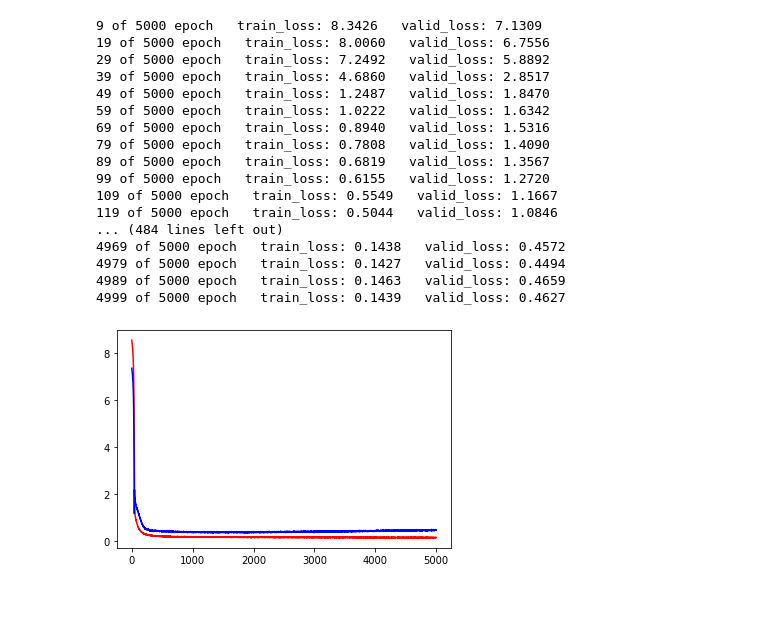
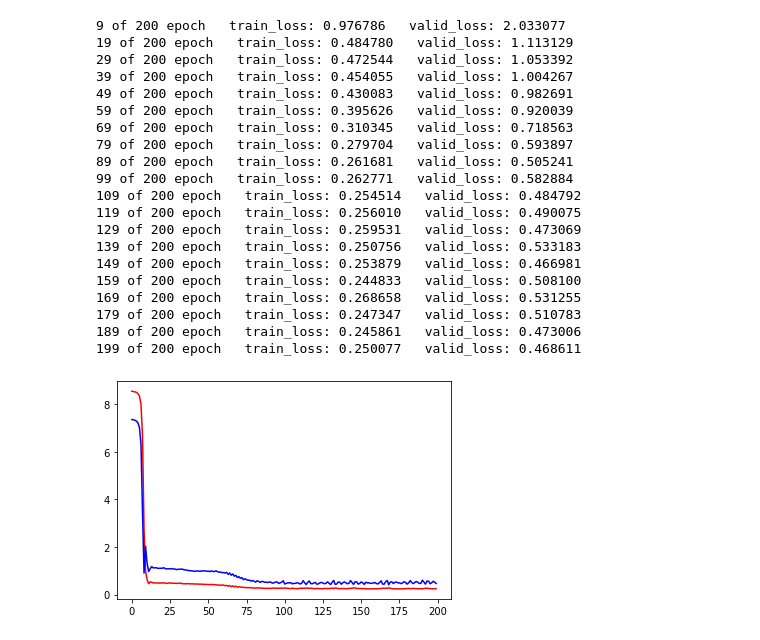
Before and after one commit to matrixleon18/SHUFE, a Jupyter notebook: jupyterlab/Model_LSTM_Attention_TV.ipynb, the cells around one changed output. Drawn from its saved outputs; the diff is of its cells as text; code cells hidden in the pictures; blank space fills up the shorter version.

```diff
--- a/jupyterlab/Model_LSTM_Attention_TV.ipynb
+++ b/jupyterlab/Model_LSTM_Attention_TV.ipynb
@@ -285,8 +289,8 @@ NUM_LAYERS = 2
 def RMSELoss(yhat,y):
     return torch.sqrt(torch.mean((yhat-y)**2))
 
-model = LSTMModel(input_size=X_DIM, hidden_layer_size=HIDDEN_SIZE, num_layers=NUM_LAYERS, output_size=1).double().to(device)
-LR = 1e-6
+model = LSTMModel(input_size=X_DIM, hidden_dim_size=HIDDEN_SIZE, num_layers=NUM_LAYERS, output_size=1).double().to(device)
+LR = 1e-5
 # loss_func = nn.MSELoss(reduction="mean")
 loss_func = RMSELoss
 optimizer = torch.optim.Adam(model.parameters(), lr=LR, weight_decay=1e-6)
@@ -294,7 +298,7 @@ scheduler = torch.optim.lr_scheduler.ExponentialLR(optimizer, gamma=1, last_epoc
 # %%
 # 训练 LSTM 模型;  ---- 这里的损失函数是计算Sequence最后一个元素的预测数据和真实数据差异
 model.train()
-epoches = 5000
+epoches = 200
 train_epoch_loss = 0
 train_epoch_loss_list = []
 valid_smallest_loss = 1
@@ -328,51 +332,54 @@ for epoch in range(epoches):
         loss.backward()
         torch.nn.utils.clip_grad_norm_(model.parameters(), max_norm=20, norm_type=2)
         optimizer.step()
         batch_loss.append(loss.cpu().data.numpy())
     # print(batch_loss)
     train_epoch_loss = np.mean(batch_loss)
 
     batch_loss = []
     valid_epoch_loss = 0
     valid_pred_value_list = []
     valid_real_value_list = []
     for step in range(valid_batch_count):
         valid_pred, hn, cn = model(valid_x[step], h0, c0)
         loss = loss_func(valid_pred[:,-1], valid_y[step][:,-1,-1])
         valid_pred_value_list.extend(list(valid_pred[:,-1].cpu().detach().flatten().numpy()))
         valid_real_value_list.extend(list(valid_y[step,:,-1,-1].cpu().detach().flatten().numpy()))
         batch_loss.append(loss.cpu().data.numpy())
     # print(batch_loss)
     valid_epoch_loss = np.mean(batch_loss)
 
     if ((epoch+1) %10) == 0:
         print("{} of {} epoch   train_loss: {:.6f}   valid_loss: {:.6f}".format(epoch, epoches, train_epoch_loss, valid_epoch_loss))
 
     valid_epoch_loss_list.append(valid_epoch_loss)
     train_epoch_loss_list.append(train_epoch_loss)
 
 plt.plot(train_epoch_loss_list, 'r-')
 plt.plot(valid_epoch_loss_list, 'b-')
 plt.show()
 # %% [output]
-9 of 5000 epoch   train_loss: 8.3426   valid_loss: 7.1309
-19 of 5000 epoch   train_loss: 8.0060   valid_loss: 6.7556
-29 of 5000 epoch   train_loss: 7.2492   valid_loss: 5.8892
-39 of 5000 epoch   train_loss: 4.6860   valid_loss: 2.8517
-49 of 5000 epoch   train_loss: 1.2487   valid_loss: 1.8470
-59 of 5000 epoch   train_loss: 1.0222   valid_loss: 1.6342
-69 of 5000 epoch   train_loss: 0.8940   valid_loss: 1.5316
-79 of 5000 epoch   train_loss: 0.7808   valid_loss: 1.4090
-89 of 5000 epoch   train_loss: 0.6819   valid_loss: 1.3567
-99 of 5000 epoch   train_loss: 0.6155   valid_loss: 1.2720
-109 of 5000 epoch   train_loss: 0.5549   valid_loss: 1.1667
-119 of 5000 epoch   train_loss: 0.5044   valid_loss: 1.0846
-... (484 lines left out)
-4969 of 5000 epoch   train_loss: 0.1438   valid_loss: 0.4572
-4979 of 5000 epoch   train_loss: 0.1427   valid_loss: 0.4494
-4989 of 5000 epoch   train_loss: 0.1463   valid_loss: 0.4659
-4999 of 5000 epoch   train_loss: 0.1439   valid_loss: 0.4627
+9 of 200 epoch   train_loss: 0.976786   valid_loss: 2.033077
+19 of 200 epoch   train_loss: 0.484780   valid_loss: 1.113129
+29 of 200 epoch   train_loss: 0.472544   valid_loss: 1.053392
+39 of 200 epoch   train_loss: 0.454055   valid_loss: 1.004267
+49 of 200 epoch   train_loss: 0.430083   valid_loss: 0.982691
+59 of 200 epoch   train_loss: 0.395626   valid_loss: 0.920039
+69 of 200 epoch   train_loss: 0.310345   valid_loss: 0.718563
+79 of 200 epoch   train_loss: 0.279704   valid_loss: 0.593897
+89 of 200 epoch   train_loss: 0.261681   valid_loss: 0.505241
+99 of 200 epoch   train_loss: 0.262771   valid_loss: 0.582884
+109 of 200 epoch   train_loss: 0.254514   valid_loss: 0.484792
+119 of 200 epoch   train_loss: 0.256010   valid_loss: 0.490075
+129 of 200 epoch   train_loss: 0.259531   valid_loss: 0.473069
+139 of 200 epoch   train_loss: 0.250756   valid_loss: 0.533183
+149 of 200 epoch   train_loss: 0.253879   valid_loss: 0.466981
+159 of 200 epoch   train_loss: 0.244833   valid_loss: 0.508100
+169 of 200 epoch   train_loss: 0.268658   valid_loss: 0.531255
+179 of 200 epoch   train_loss: 0.247347   valid_loss: 0.510783
+189 of 200 epoch   train_loss: 0.245861   valid_loss: 0.473006
+199 of 200 epoch   train_loss: 0.250077   valid_loss: 0.468611
-[figure, old version]
+[figure, new version]
 # %%
 # 这是 train 的预测图形
 plt.plot(train_real_value_list, 'r-')
```
Also changed, not shown: parts of 14 cells of this notebook.
